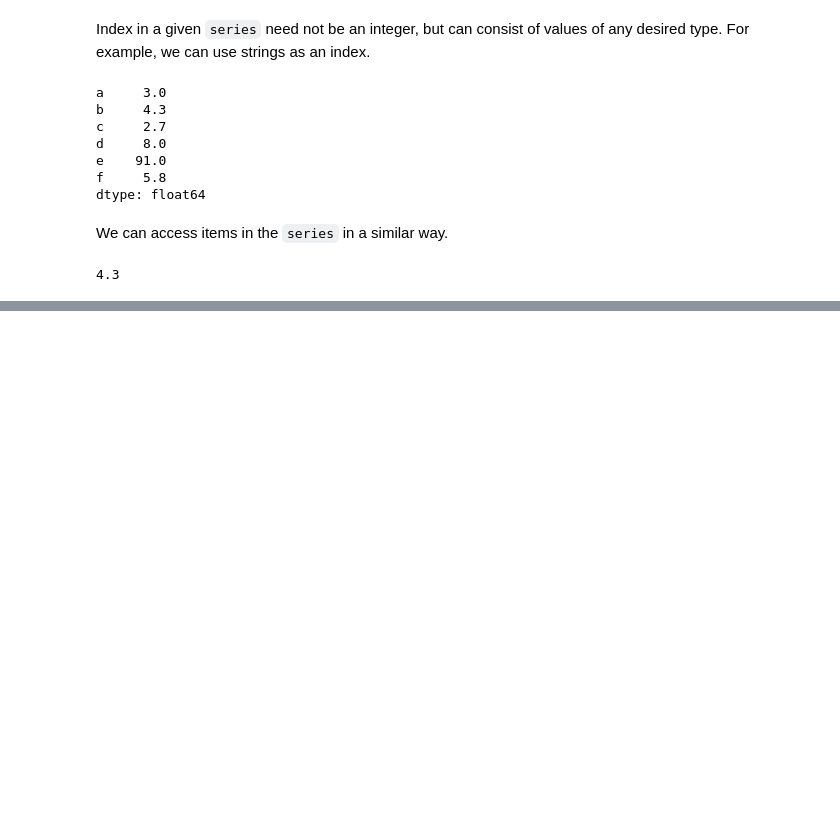
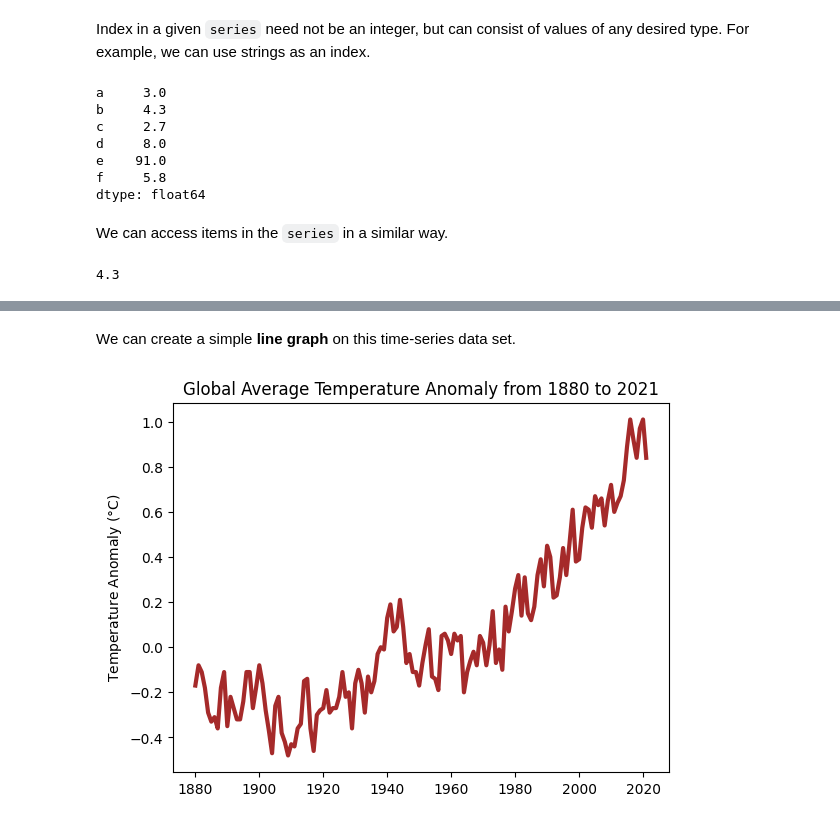
Before and after one commit to dss5202-2410/Notebooks, a Jupyter notebook: Intro_to_pandas.ipynb, the cells around one changed output, grey strips where cells are left out. Drawn from its saved outputs; the diff is of its cells as text; code cells hidden in the pictures; blank space fills up the shorter version.

```diff
--- a/Intro_to_pandas.ipynb
+++ b/Intro_to_pandas.ipynb
@@ -84,0 +87,5 @@ The next fundamental structure in `pandas` is the `DataFrame`.
+# %%
+from google.colab import drive
+drive.mount("/content/drive")
+df = pd.read_csv("/content/drive/My Drive/DSS5202/wk1_global_temperature.csv")
+df.head()
@@ -84,0 +120,12 @@ The next fundamental structure in `pandas` is the `DataFrame`.
+# %% [markdown]
+We can create a simple **line graph** on this time-series data set.
+# %%
+import matplotlib.pyplot as plt
+x = np.array(df["year"])
+y = np.array(df["temperature_anomaly"])
+plt.plot(x, y, "brown", linewidth = 3)
+plt.title("Global Average Temperature Anomaly from 1880 to 2021")
+plt.ylabel("Temperature Anomaly ($\degree$C)")
+plt.show()
+# %% [output]
+[figure, added]
```
Also changed, not shown: parts of 11 cells of this notebook.
